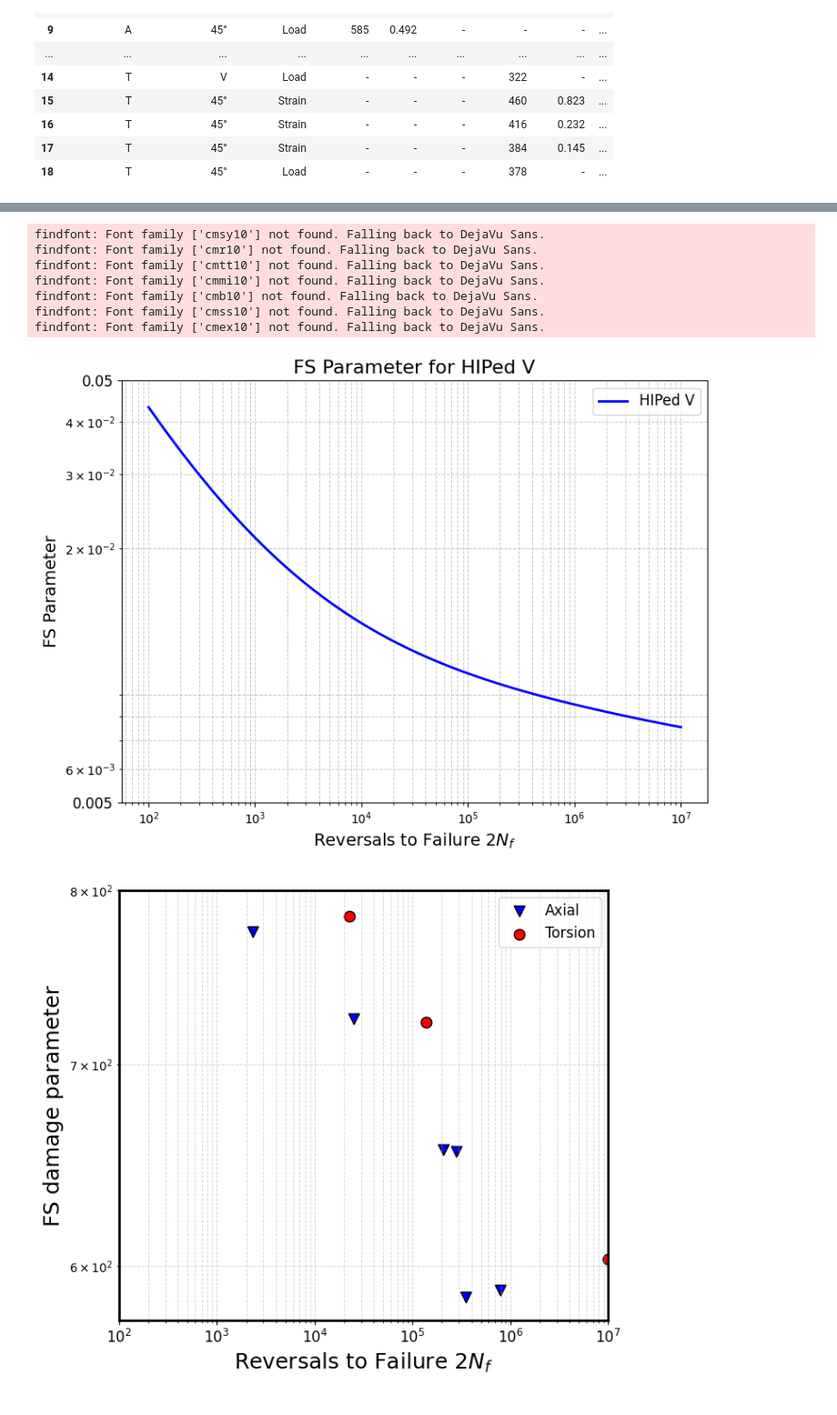
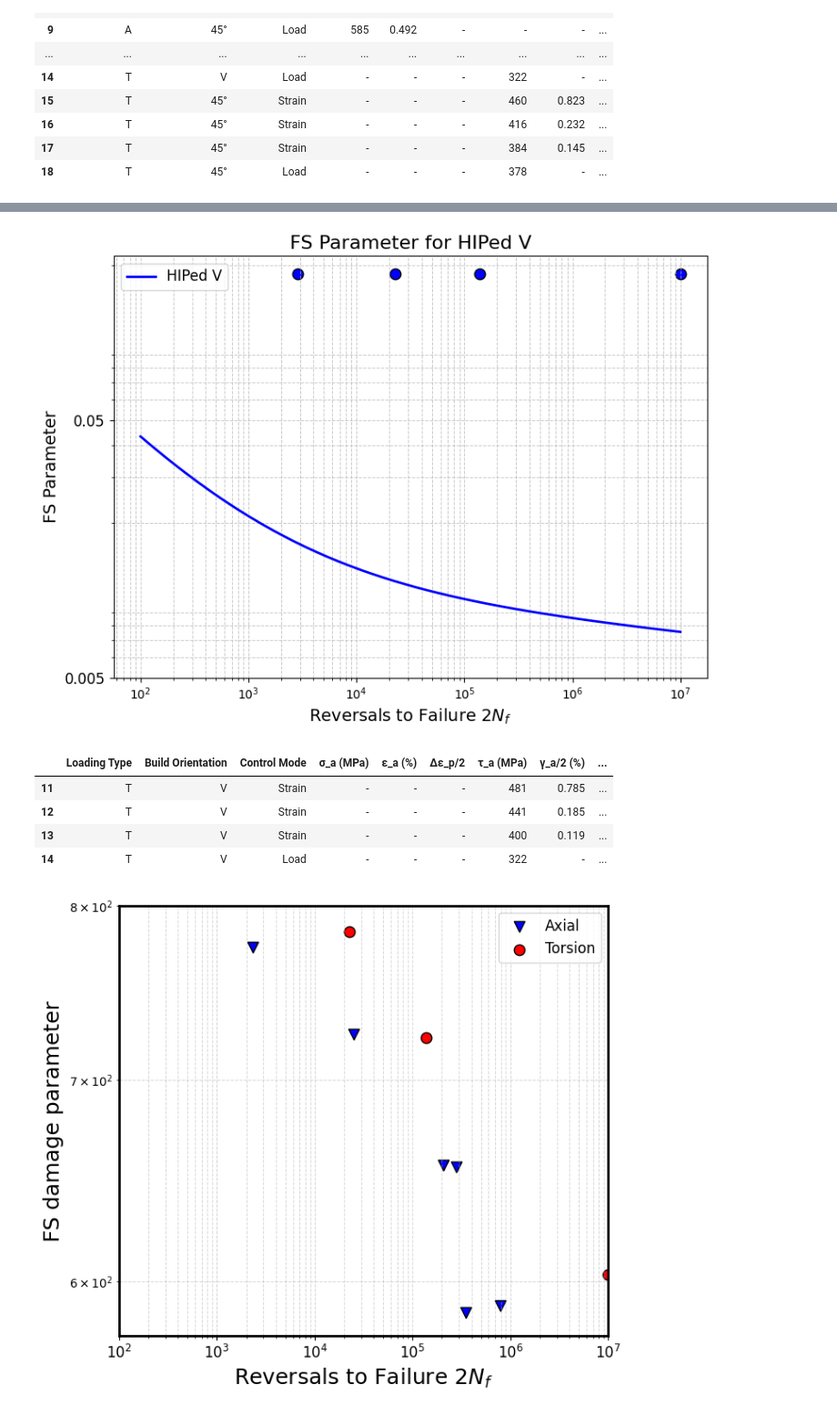
Before and after one commit to Anyi01/Project-VAL-modeling, a Jupyter notebook: FS parameters.ipynb, the cells around one changed output, grey strips where cells are left out. Shown at 91% size. Drawn from its saved outputs; the diff is of its cells as text; code cells hidden in the pictures.

```diff
--- a/FS parameters.ipynb
+++ b/FS parameters.ipynb
@@ -26,7 +26,7 @@ data
 | 18 | T | 45° | Load | - | - | - | 378 | - | ... |
 # %%
 # Filter data for Axial (A) and Torsion (T) with Build Orientation V
-filtered_data = data[(data["Loading Type"].isin(["A", "T"])) & (data["Build Orientation"] == "V")]
+filtered_data = data[(data["Loading Type"].isin(["T"])) & (data["Build Orientation"] == "V")]
 filtered_data
 # %% [output]
 |  | Loading Type | Build Orientation | Control Mode | σ_a (MPa) | ε_a (%) | Δε_p/2 | τ_a (MPa) | γ_a/2 (%) | ... |
@@ -48,42 +42,64 @@ sigma_y         = 886           # Yield strength in MPa
 tau_f_prime     = 683           # Shear fatigue strength coefficient in MPa
 b0              = -0.0417       # Shear fatigue strength exponent
 gamma_f_prime   = 0.4           # Shear fatigue ductility coefficient
 c0              = -0.481        # Shear fatigue ductility exponent
 k               = 0.3           # Material constant
-delta_gamma_max = 1             # Assumed normalized value for simplicity
+delta_gamma_max = 0.185         # Assumed normalized value for simplicity
 sigma_n_max     = sigma_y       # Max normal stress equals yield strength
 
 
 # Define a range for 2Nf (Reversals to failure) in log scale
 Nf_range = np.logspace(2, 7, num=50)  # 50 points between 10^2 and 10^7
 
 # Calculate FS parameter using the formula
 FS_values = (tau_f_prime / G) * (2 * Nf_range) ** b0 + gamma_f_prime * (2 * Nf_range) ** c0
 
+
+filtered_data_copy = filtered_data.copy()
+# Recalculate FS parameters for both Axial and Torsion
+filtered_data_copy["FS Parameter"] = np.nan
+filtered_data_copy.loc[filtered_data_copy["Loading Type"] == "T", "FS Parameter"] = (
+    delta_gamma_max * (1+k*1/(G*2*0.185))
+)
+
+
 # Prepare the data for visualization
 import matplotlib.pyplot as plt
 
 plt.figure(figsize=(8, 6))
+plt.scatter(
+        filtered_data_copy["2Nf (Reversals)"],
+        filtered_data_copy["FS Parameter"],
+        marker="o",
+        color='blue',
+        s=80,  # Marker size
+        edgecolors="black"  # Marker edge color
+    )
+# Log scale for the x-axis
+plt.xscale("log")
+plt.yscale("log")
+
 plt.plot(Nf_range, FS_values, label="HIPed V", color="blue", linewidth=2)
 plt.xscale("log")
 plt.yscale("log")
 plt.xlabel("Reversals to Failure $2N_f$", fontsize=14)
 plt.ylabel("FS Parameter", fontsize=14)
 plt.title("FS Parameter for HIPed V", fontsize=16)
 plt.yticks([0.005, 0.05], labels=["0.005", "0.05"], fontsize=12)
 plt.grid(which="both", linestyle="--", linewidth=0.7, alpha=0.7)
 plt.legend(fontsize=12)
 plt.tight_layout()
 plt.show()
 # %% [output]
-findfont: Font family ['cmsy10'] not found. Falling back to DejaVu Sans.
-findfont: Font family ['cmr10'] not found. Falling back to DejaVu Sans.
-findfont: Font family ['cmtt10'] not found. Falling back to DejaVu Sans.
-findfont: Font family ['cmmi10'] not found. Falling back to DejaVu Sans.
-findfont: Font family ['cmb10'] not found. Falling back to DejaVu Sans.
-findfont: Font family ['cmss10'] not found. Falling back to DejaVu Sans.
-findfont: Font family ['cmex10'] not found. Falling back to DejaVu Sans.
-[figure, old version]
+[figure, new version]
+# %%
+filtered_data_copy
+# %% [output]
+|  | Loading Type | Build Orientation | Control Mode | σ_a (MPa) | ε_a (%) | Δε_p/2 | τ_a (MPa) | γ_a/2 (%) | ... |
+| 11 | T | V | Strain | - | - | - | 481 | 0.785 | ... |
+| 12 | T | V | Strain | - | - | - | 441 | 0.185 | ... |
+| 13 | T | V | Strain | - | - | - | 400 | 0.119 | ... |
+| 14 | T | V | Load | - | - | - | 322 | - | ... |
 # %%
 # Refined plot with improved formatting to match the example figure
 plt.figure(figsize=(7, 6))
```
Also changed, not shown: parts of 1 cell of this notebook.
